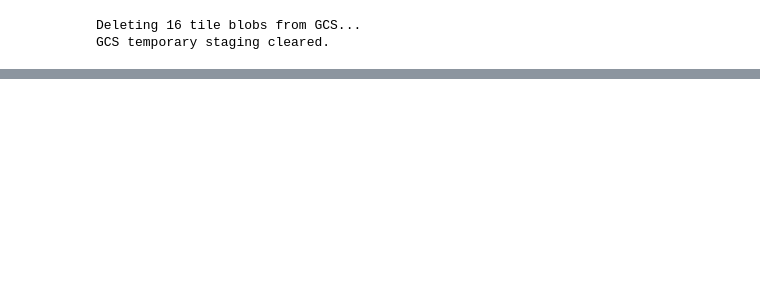
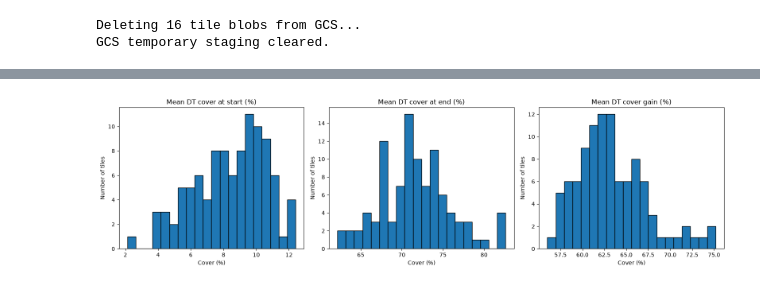
Before and after one commit to JamesBrockUoB/ForestGainFoundations, a Jupyter notebook: DataCollection/data_analysis.ipynb, the cells around one changed output, grey strips where cells are left out. Cells and saved outputs as stored; diff of their text form; code cells hidden in the pictures; blank space fills up the shorter version.

```diff
--- a/DataCollection/data_analysis.ipynb
+++ b/DataCollection/data_analysis.ipynb
@@ -2146,0 +2202,86 @@ Low-gain tiles (< 1.0%): 0
+# %%
+from pathlib import Path
+import json
+import pandas as pd
+import matplotlib.pyplot as plt
+
+paths = sorted(Path("./data/test_tiles").glob("*/metadata.json"))
+
+metrics = [
+    "mean_dt_cover_start_pct",
+    "mean_dt_cover_end_pct",
+    "mean_dt_cover_gain_pct",
+]
+
+records = []
+
+for metadata_file in paths:
+    try:
+        with open(metadata_file, "r", encoding="utf-8") as f:
+            data = json.load(f)
+
+        tile_id = data.get("tile_id", metadata_file.parent.name)
+        dt_gain = data.get("dt_gain")
+
+        if not isinstance(dt_gain, dict):
+            continue
+
+        record = {"tile_id": tile_id}
+
+        for metric in metrics:
+            value = dt_gain.get(metric)
+            record[metric] = (
+                float(value)
+                if isinstance(value, (int, float)) and pd.notna(value)
+                else float("nan")
+            )
+
+        records.append(record)
+
+    except (OSError, json.JSONDecodeError) as e:
+        print(f"Could not read {metadata_file}: {e}")
+
+df = pd.DataFrame(records)
+
+if df.empty:
+    print("No dt_gain metrics found in metadata.")
+else:
+    print(f"Found {len(df)} tiles with dt_gain metadata.")
+
+    # Summary statistics across tiles
+    summary = (
+        df[metrics]
+        .agg(["count", "mean", "median", "std", "min", "max"])
+        .T
+        .round(3)
+    )
+    summary.index.name = "metric"
+    display(summary)
+
+    # Histograms: one per DT cover metric
+    fig, axes = plt.subplots(1, 3, figsize=(16, 4.5))
+
+    titles = [
+        "Mean DT cover at start (%)",
+        "Mean DT cover at end (%)",
+        "Mean DT cover gain (%)",
+    ]
+
+    for ax, metric, title in zip(axes, metrics, titles):
+        values = df[metric].dropna()
+
+        ax.hist(values, bins=20, edgecolor="black")
+        ax.set_title(title)
+        ax.set_xlabel("Cover (%)")
+        ax.set_ylabel("Number of tiles")
+
+    plt.tight_layout()
+    plt.show()
+
+    # Per-tile values, sorted by mean DT cover gain
+    display(
+        df.sort_values("mean_dt_cover_gain_pct", na_position="last")
+        .reset_index(drop=True)
+        .round(3)
+    )
+# %% [output]
@@ -2146,0 +2294 @@ Low-gain tiles (< 1.0%): 0
+[figure, added]
```
Also changed, not shown: parts of 13 cells of this notebook, 31 other files.
